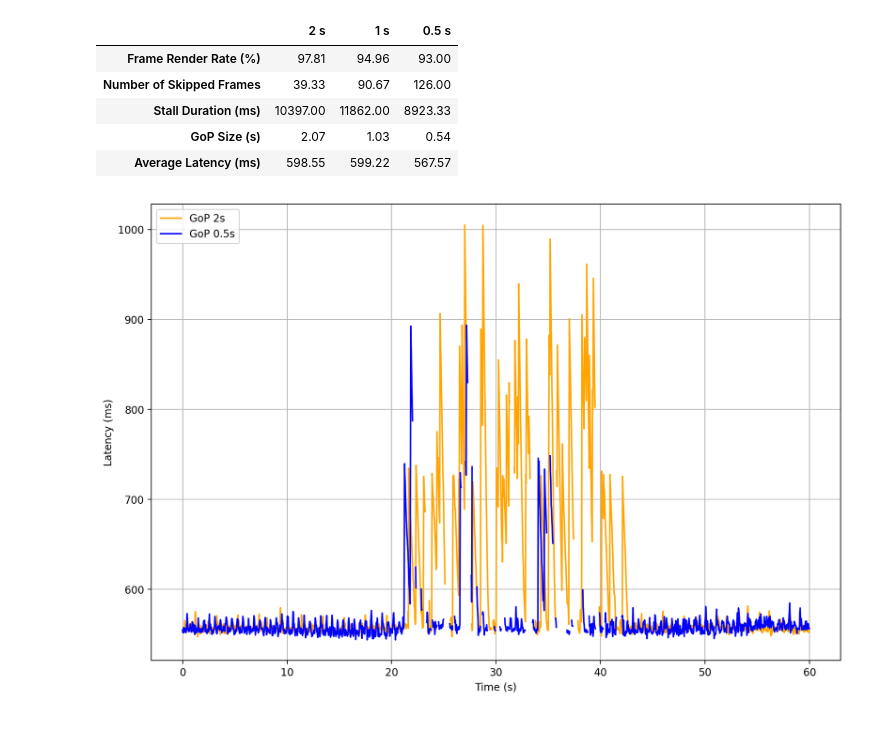
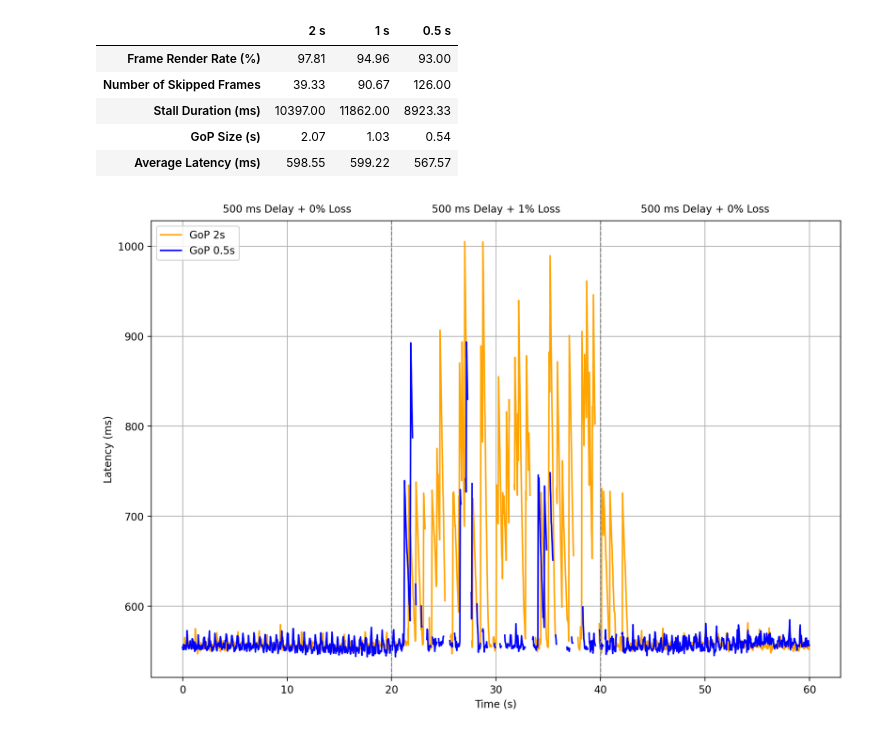
Before and after one commit to LasseWinkel/moq-dash-data, a Jupyter notebook: moq_analysis/dynamic_loss.ipynb, the cells around one changed output. Saved outputs shown, nothing was run; the diff lists cells and outputs as text; code cells hidden in the pictures.

```diff
--- a/moq_analysis/dynamic_loss.ipynb
+++ b/moq_analysis/dynamic_loss.ipynb
@@ -126,31 +126,44 @@ def sample_and_smooth(data, timestamp_col, value_col, sample_rate=1, window_size
 # Sampling rate and window size for smoothing
 sample_rate = 1  # Take every 30th frame
 window_size = 1  # Rolling window size for smoothing
 
 # Plotting
 plt.figure(figsize=(12, 8), dpi=200)
 
 # Sample and smooth data for each scenario
 timestamps_0, smoothed_0 = sample_and_smooth(df_data_0, '_1_rawVideoTimestamp', '_8_totalTime', sample_rate, window_size)
 timestamps_1, smoothed_1 = sample_and_smooth(df_data_1, '_1_rawVideoTimestamp', '_8_totalTime', sample_rate, window_size)
 timestamps_2, smoothed_2 = sample_and_smooth(df_data_2, '_1_rawVideoTimestamp', '_8_totalTime', sample_rate, window_size)
 
 # Plotting the smoothed data
 plt.plot(timestamps_0, smoothed_0, label='GoP 2s', color='orange')
 # plt.plot(df_data_0['_1_rawVideoTimestamp'], [df_data_0['avg_total_time'].iloc[0]] * len(df_data_0), label='GoP 2s Average', color='blue', linestyle='dashed')
 
 # plt.plot(timestamps_1, smoothed_1, label='GoP 1s')
 
 plt.plot(timestamps_2, smoothed_2, label='GoP 0.5s',  color='blue')
 # plt.plot(df_data_2['_1_rawVideoTimestamp'], [df_data_2['avg_total_time'].iloc[0]] * len(df_data_2), label='GoP 0.5s Average', color='orange', linestyle='dashed')
 
+# Add background text
+plt.axvline(x=20, color='grey', linestyle='--', linewidth=1)
+plt.axvline(x=40, color='grey', linestyle='--', linewidth=1)
+plt.text(10, max(max(total_times) for total_times in [smoothed_0, smoothed_2]) * 1.03, '500 ms Delay + 0% Loss',
+            horizontalalignment='center', verticalalignment='bottom', color='black', fontsize=10,
+            bbox=dict(facecolor='white', alpha=0.5, edgecolor='none'))
+plt.text(30, max(max(total_times) for total_times in [smoothed_0, smoothed_2]) * 1.03, '500 ms Delay + 1% Loss',
+            horizontalalignment='center', verticalalignment='bottom', color='black', fontsize=10,
+            bbox=dict(facecolor='white', alpha=0.5, edgecolor='none'))
+plt.text(50, max(max(total_times) for total_times in [smoothed_0, smoothed_2]) * 1.03, '500 ms Delay + 0% Loss',
+            horizontalalignment='center', verticalalignment='bottom', color='black', fontsize=10,
+            bbox=dict(facecolor='white', alpha=0.5, edgecolor='none'))
+
 
 # Adding labels, grid, and legend
 plt.xlabel('Time (s)')
 plt.ylabel('Latency (ms)')
 plt.grid(True)
 plt.legend(loc='upper left')
 
 plt.savefig(f'plots/moq-dynamic-loss.pdf', bbox_inches='tight')
 # %% [output]
-[figure, old version]
+[figure, new version]
```
Also changed, not shown: 6 other files.
